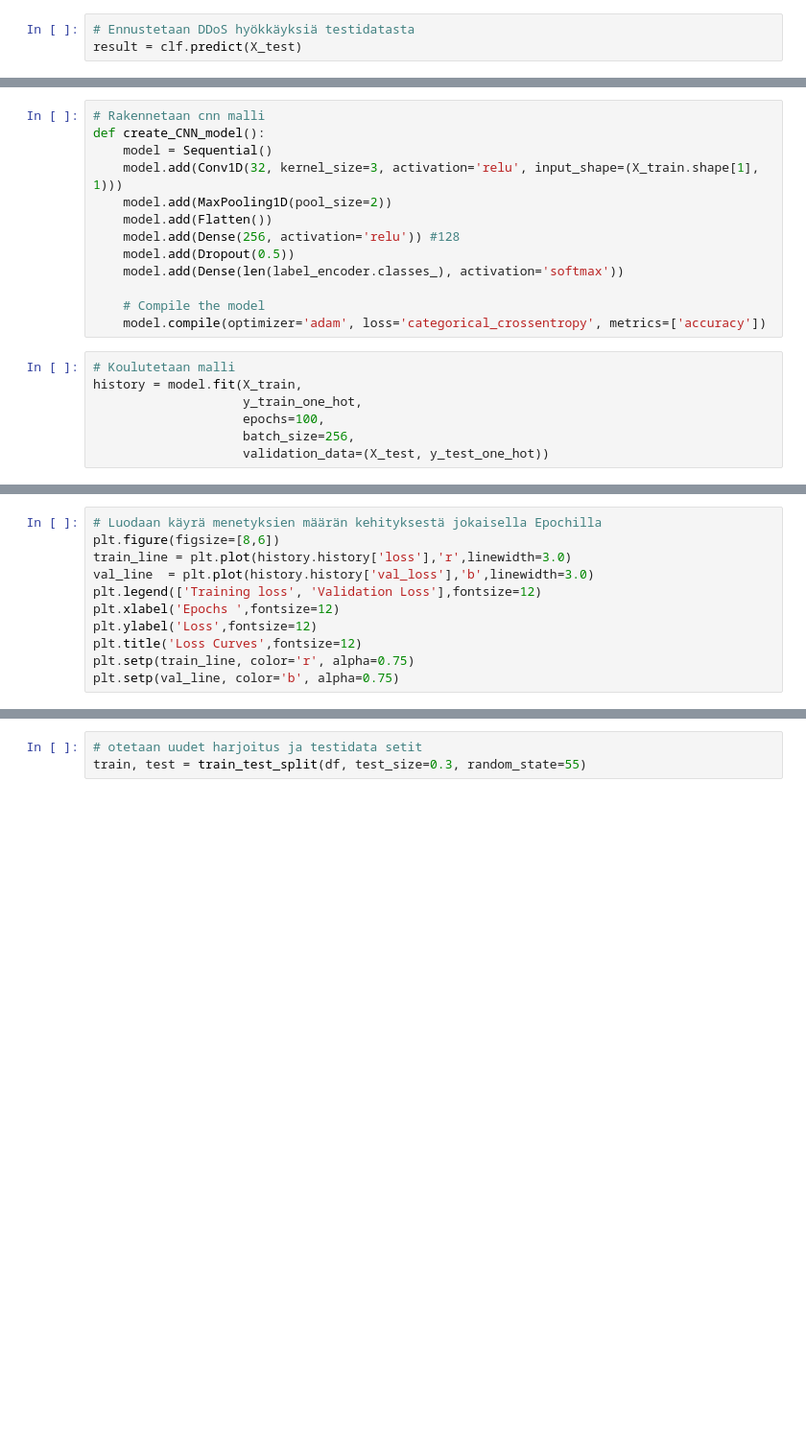
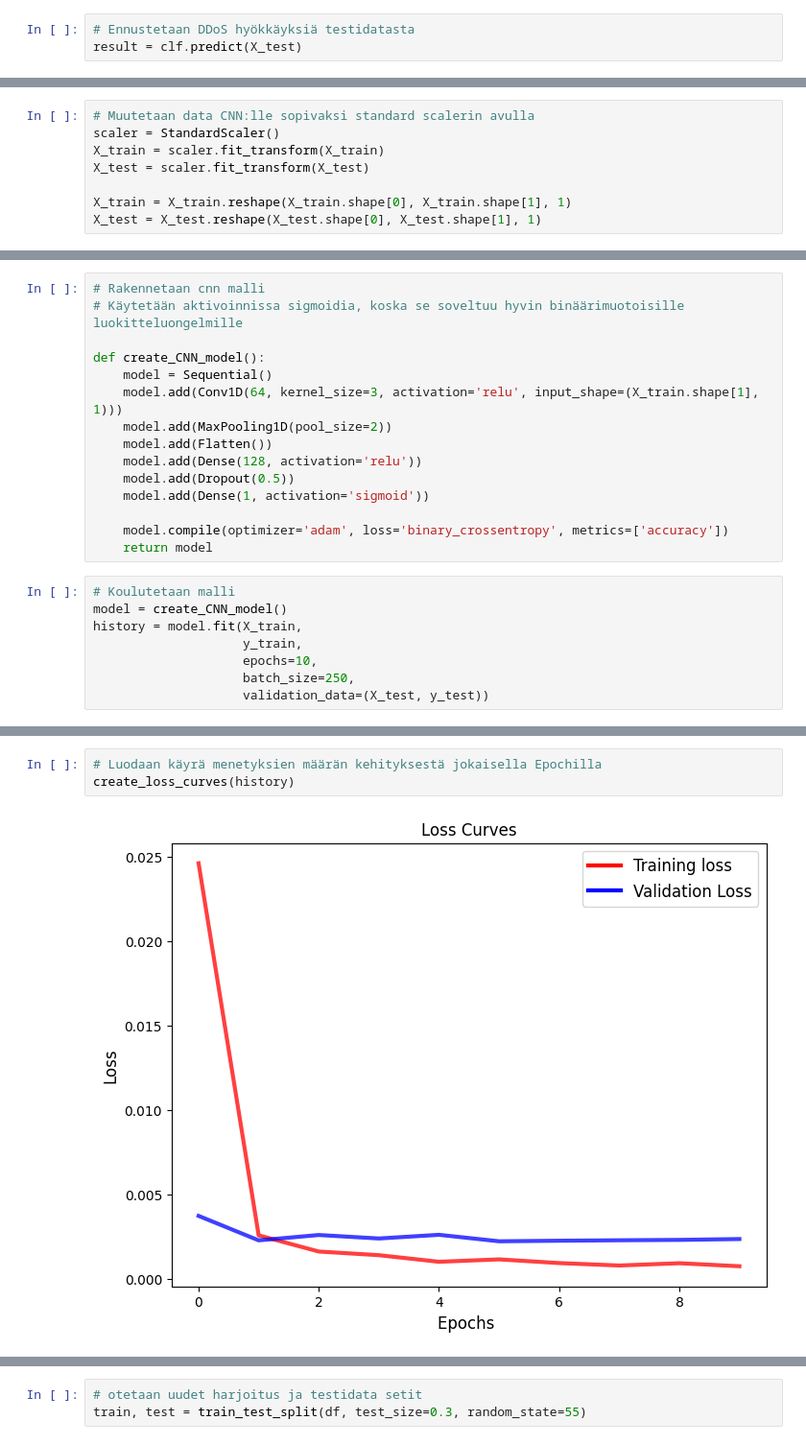
Before and after one commit to GouchinHub/kybs3050project, a Jupyter notebook: Harjoitustyo.ipynb, the cells around one changed output, grey strips where cells are left out. Shown: that part at 96% size. Cells and saved outputs as stored; diff of their text form; blank space fills up the shorter version.

```diff
--- a/Harjoitustyo.ipynb
+++ b/Harjoitustyo.ipynb
@@ -130,0 +295,8 @@ Kokeillaan seuraavaksi DDoS hyökkäysten tunnistamista Konvoluutioneuroverkon a
+# %%
+# Muutetaan data CNN:lle sopivaksi standard scalerin avulla
+scaler = StandardScaler()
+X_train = scaler.fit_transform(X_train)
+X_test = scaler.fit_transform(X_test)
+
+X_train = X_train.reshape(X_train.shape[0], X_train.shape[1], 1)
+X_test = X_test.reshape(X_test.shape[0], X_test.shape[1], 1)
@@ -157,20 +316,23 @@ y_test_one_hot = to_categorical(y_test)
 # %%
 # Rakennetaan cnn malli
+# Käytetään aktivoinnissa sigmoidia, koska se soveltuu hyvin binäärimuotoisille luokitteluongelmille
+
 def create_CNN_model():
     model = Sequential()
-    model.add(Conv1D(32, kernel_size=3, activation='relu', input_shape=(X_train.shape[1], 1)))
+    model.add(Conv1D(64, kernel_size=3, activation='relu', input_shape=(X_train.shape[1], 1)))
     model.add(MaxPooling1D(pool_size=2))
     model.add(Flatten())
-    model.add(Dense(256, activation='relu')) #128
+    model.add(Dense(128, activation='relu'))
     model.add(Dropout(0.5))
-    model.add(Dense(len(label_encoder.classes_), activation='softmax'))
+    model.add(Dense(1, activation='sigmoid'))
 
-    # Compile the model
-    model.compile(optimizer='adam', loss='categorical_crossentropy', metrics=['accuracy'])
+    model.compile(optimizer='adam', loss='binary_crossentropy', metrics=['accuracy'])
+    return model
 # %%
 # Koulutetaan malli
+model = create_CNN_model()
 history = model.fit(X_train,
-                    y_train_one_hot,
-                    epochs=100,
-                    batch_size=256,
-                    validation_data=(X_test, y_test_one_hot))
+                    y_train,
+                    epochs=10,
+                    batch_size=250,
+                    validation_data=(X_test, y_test))
@@ -177,13 +360,7 @@ history = model.fit(X_train,
 # %%
 # Luodaan käyrä menetyksien määrän kehityksestä jokaisella Epochilla
-plt.figure(figsize=[8,6])
-train_line = plt.plot(history.history['loss'],'r',linewidth=3.0)
-val_line  = plt.plot(history.history['val_loss'],'b',linewidth=3.0)
-plt.legend(['Training loss', 'Validation Loss'],fontsize=12)
-plt.xlabel('Epochs ',fontsize=12)
-plt.ylabel('Loss',fontsize=12)
-plt.title('Loss Curves',fontsize=12)
-plt.setp(train_line, color='r', alpha=0.75)
-plt.setp(val_line, color='b', alpha=0.75)
+create_loss_curves(history)
+# %% [output]
+[figure, added]
 # %%
 # Luodaan käyrä tarkkuuden kehityksestä jokaisella Epochilla
```
Also changed, not shown: parts of 86 cells of this notebook.
